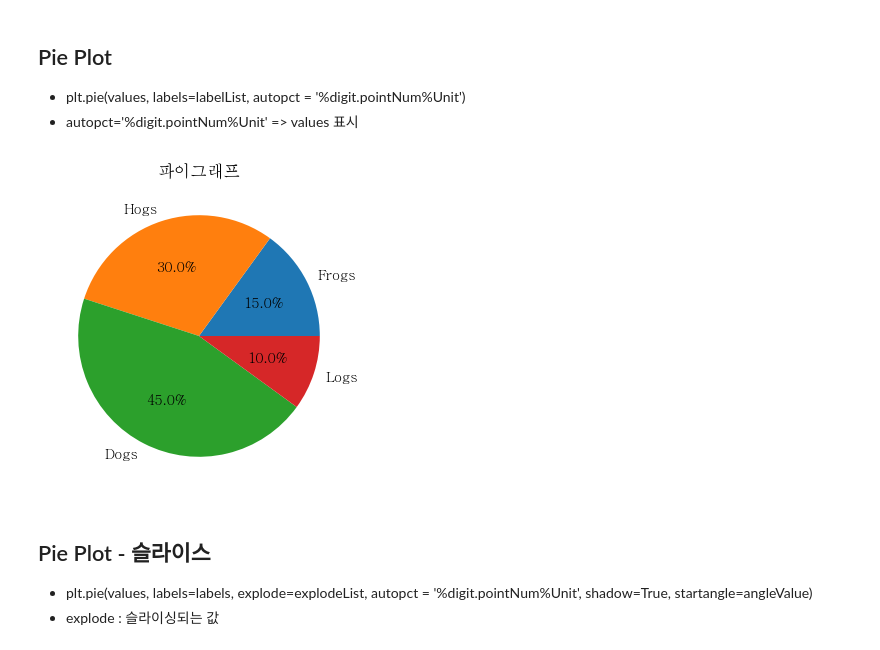
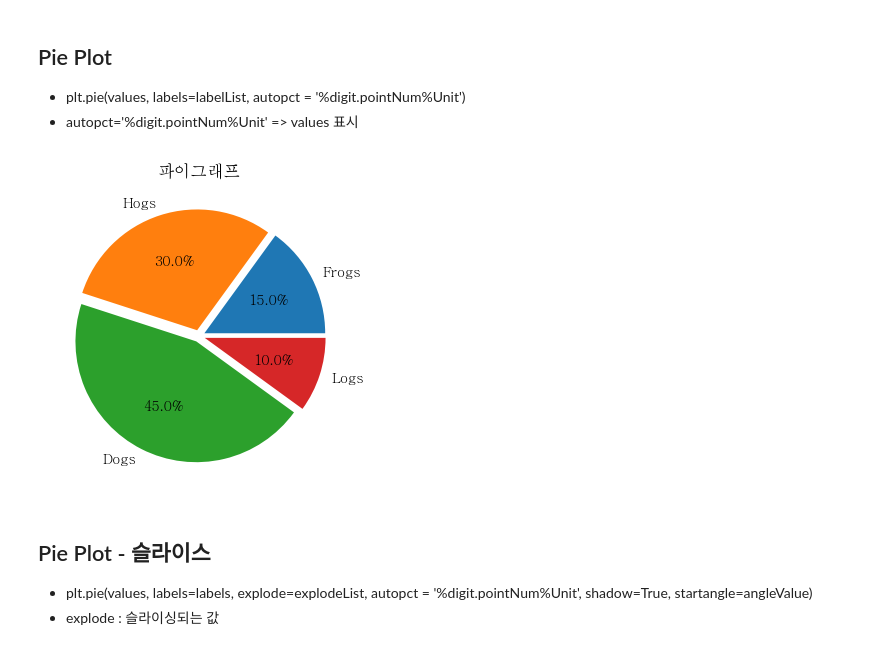
Before and after one commit to minseunghwang/YouthAcademy, a Jupyter notebook: day6/matplotlib7.ipynb, the cells around one changed output. Drawn from its saved outputs; the diff is of its cells as text; code cells hidden in the pictures.

```diff
--- a/day6/matplot7.ipynb
+++ b/day6/matplotlib7.ipynb
@@ -151,13 +151,13 @@ plt.show()
 # %%
 labels='Frogs', 'Hogs','Dogs', 'Logs'
 values = [15, 30, 45, 10]
 
 fig4 = plt.figure(dpi=100)
-fig4, plt.pie(values, labels=labels, autopct='%1.1f%%')
+fig4, plt.pie(values,explode=explode, labels=labels, autopct='%1.1f%%')
 plt.title('파이그래프')
 plt.show()
 # %% [output]
-[figure, old version]
+[figure, new version]
 # %% [markdown]
 ## Pie Plot - 슬라이스
 - plt.pie(values, labels=labels, explode=explodeList, autopct = '%digit.pointNum%Unit', shadow=True, startangle=angleValue)
```
Also changed, not shown: parts of 2 cells of this notebook, 5 other files.
